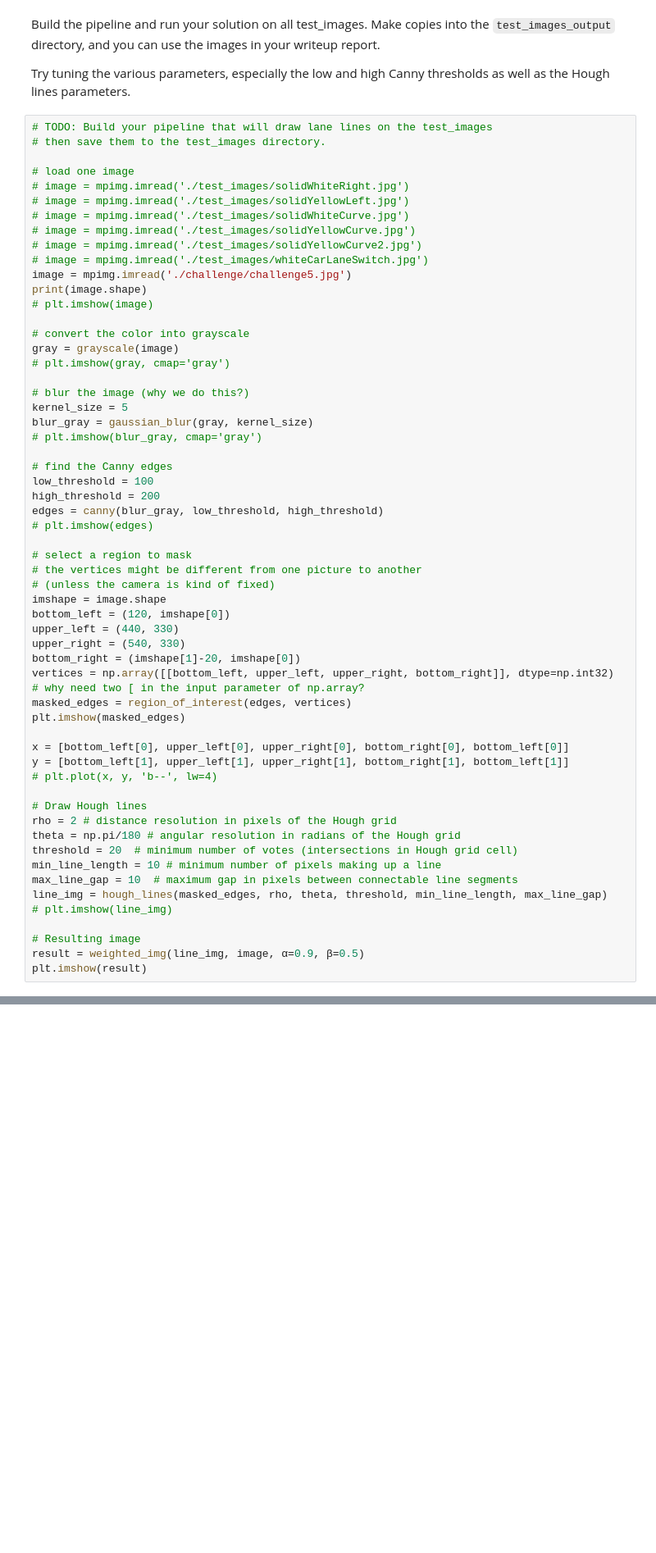
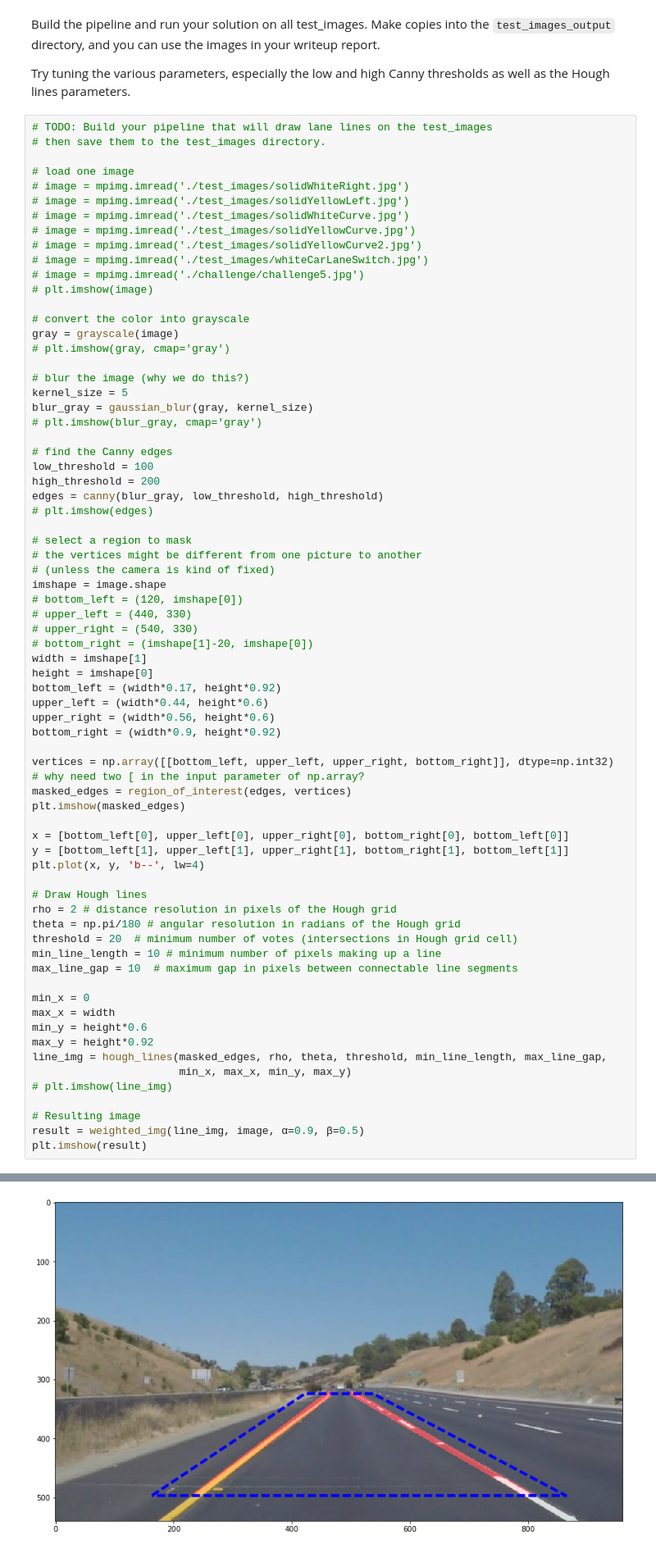
Before and after one commit to trimcao/sdcnd-p1-lane-lines, a Jupyter notebook: P1.ipynb, the cells around one changed output, grey strips where cells are left out. Shown at 82% size. Drawn from its saved outputs; the diff is of its cells as text; blank space fills up the shorter version.

Commit message:
generalize the process_image function to work with different video size, but still has problem with solidYellowLeft.

```diff
--- a/P1.ipynb
+++ b/P1.ipynb
@@ -296,8 +300,7 @@ Try tuning the various parameters, especially the low and high Canny thresholds
 # image = mpimg.imread('./test_images/solidYellowCurve.jpg')
 # image = mpimg.imread('./test_images/solidYellowCurve2.jpg')
 # image = mpimg.imread('./test_images/whiteCarLaneSwitch.jpg')
-image = mpimg.imread('./challenge/challenge5.jpg')
-print(image.shape)
+# image = mpimg.imread('./challenge/challenge5.jpg')
 # plt.imshow(image)
 
 # convert the color into grayscale
@@ -319,10 +322,17 @@ edges = canny(blur_gray, low_threshold, high_threshold)
 # the vertices might be different from one picture to another
 # (unless the camera is kind of fixed)
 imshape = image.shape
-bottom_left = (120, imshape[0])
-upper_left = (440, 330)
-upper_right = (540, 330)
-bottom_right = (imshape[1]-20, imshape[0])
+# bottom_left = (120, imshape[0])
+# upper_left = (440, 330)
+# upper_right = (540, 330)
+# bottom_right = (imshape[1]-20, imshape[0])
+width = imshape[1]
+height = imshape[0]
+bottom_left = (width*0.17, height*0.92)
+upper_left = (width*0.44, height*0.6)
+upper_right = (width*0.56, height*0.6)
+bottom_right = (width*0.9, height*0.92)
+
 vertices = np.array([[bottom_left, upper_left, upper_right, bottom_right]], dtype=np.int32)
 # why need two [ in the input parameter of np.array?
 masked_edges = region_of_interest(edges, vertices)
@@ -330,7 +340,7 @@ plt.imshow(masked_edges)
 
 x = [bottom_left[0], upper_left[0], upper_right[0], bottom_right[0], bottom_left[0]]
 y = [bottom_left[1], upper_left[1], upper_right[1], bottom_right[1], bottom_left[1]]
-# plt.plot(x, y, 'b--', lw=4)
+plt.plot(x, y, 'b--', lw=4)
 
 # Draw Hough lines
 rho = 2 # distance resolution in pixels of the Hough grid
@@ -338,9 +348,16 @@ theta = np.pi/180 # angular resolution in radians of the Hough grid
 threshold = 20  # minimum number of votes (intersections in Hough grid cell)
 min_line_length = 10 # minimum number of pixels making up a line
 max_line_gap = 10  # maximum gap in pixels between connectable line segments
-line_img = hough_lines(masked_edges, rho, theta, threshold, min_line_length, max_line_gap)
+
+min_x = 0
+max_x = width
+min_y = height*0.6
+max_y = height*0.92
+line_img = hough_lines(masked_edges, rho, theta, threshold, min_line_length, max_line_gap,
+                       min_x, max_x, min_y, max_y)
 # plt.imshow(line_img)
 
 # Resulting image
 result = weighted_img(line_img, image, α=0.9, β=0.5)
 plt.imshow(result)
+# %% [output]
@@ -347,3 +365,4 @@ plt.imshow(result)
+[figure, added]
 # %% [markdown]
 ## Test on Videos
 
```
Also changed, not shown: parts of 9 cells of this notebook.
